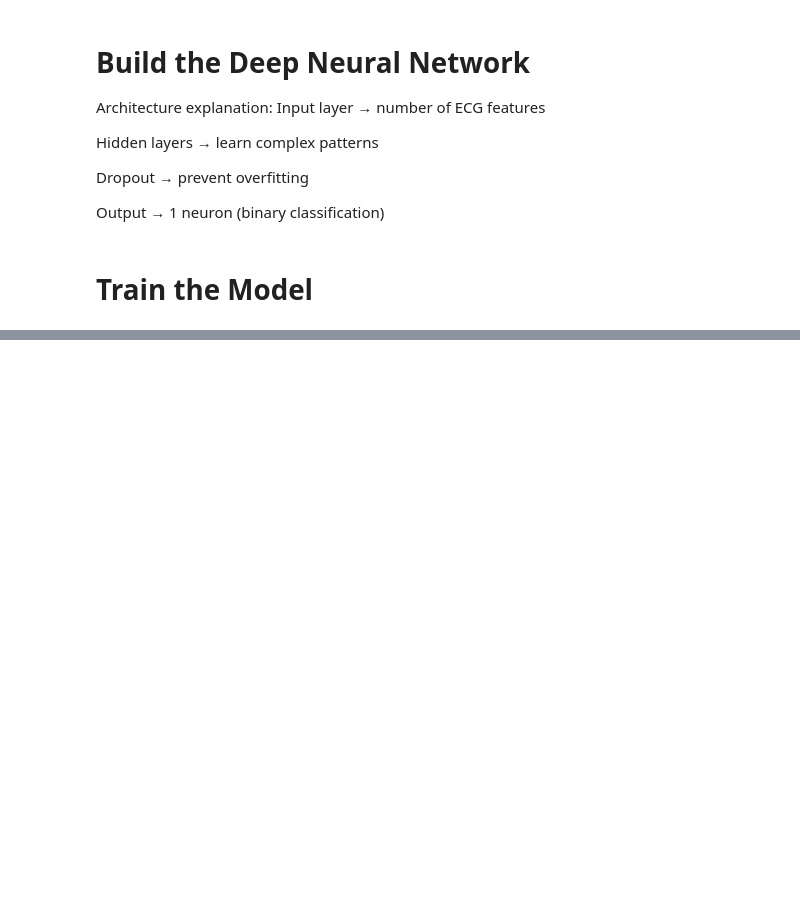
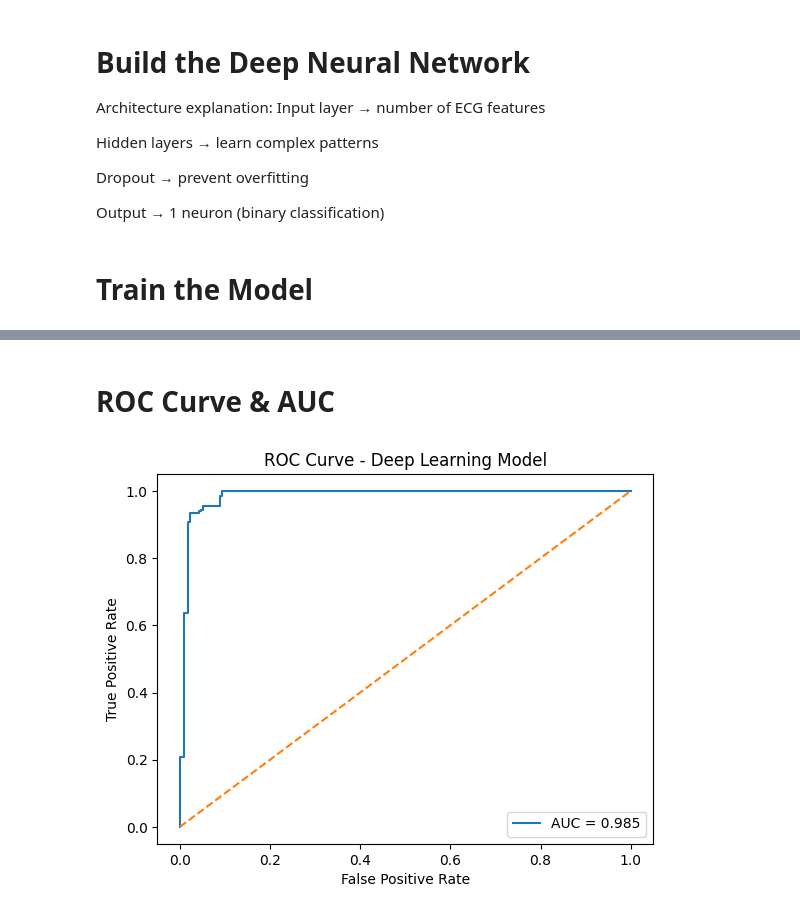
Before and after one commit to Nakib-Nasrullah/Heart_disease, a Jupyter notebook: ecg_final.ipynb, the cells around one changed output, grey strips where cells are left out. Cells and saved outputs as stored; diff of their text form; code cells hidden in the pictures; blank space fills up the shorter version.

```diff
--- a/ecg_final.ipynb
+++ b/ecg_final.ipynb
@@ -209,0 +221,3 @@ Epoch 8/200
+# %%
+y_pred_prob = model.predict(X_test_scaled)
+y_pred = (y_pred_prob > 0.5).astype(int)
@@ -209,0 +258,16 @@ Epoch 8/200
+# %% [markdown]
+# **ROC Curve & AUC**
+# %%
+fpr, tpr, _ = roc_curve(y_test, y_pred_prob)
+roc_auc = roc_auc_score(y_test, y_pred_prob)
+
+plt.figure()
+plt.plot(fpr, tpr, label=f"AUC = {roc_auc:.3f}")
+plt.plot([0, 1], [0, 1], linestyle='--')
+plt.xlabel("False Positive Rate")
+plt.ylabel("True Positive Rate")
+plt.title("ROC Curve - Deep Learning Model")
+plt.legend()
+plt.show()
+# %% [output]
+[figure, added]
```
Also changed, not shown: parts of 7 cells of this notebook.
